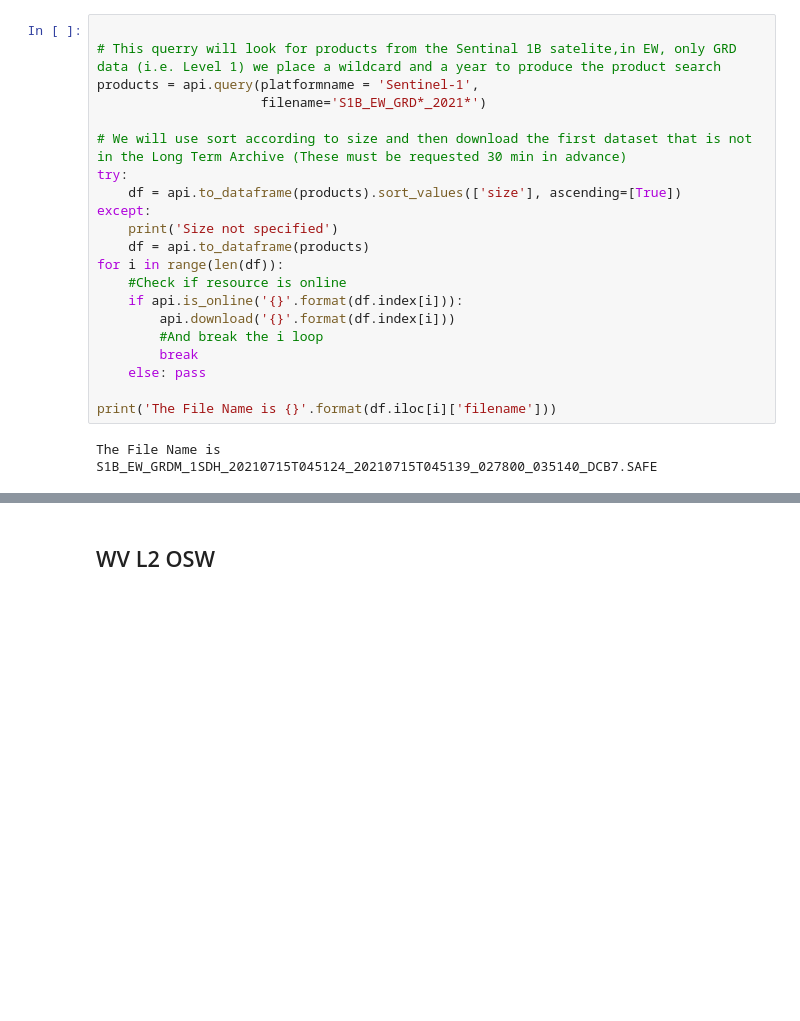
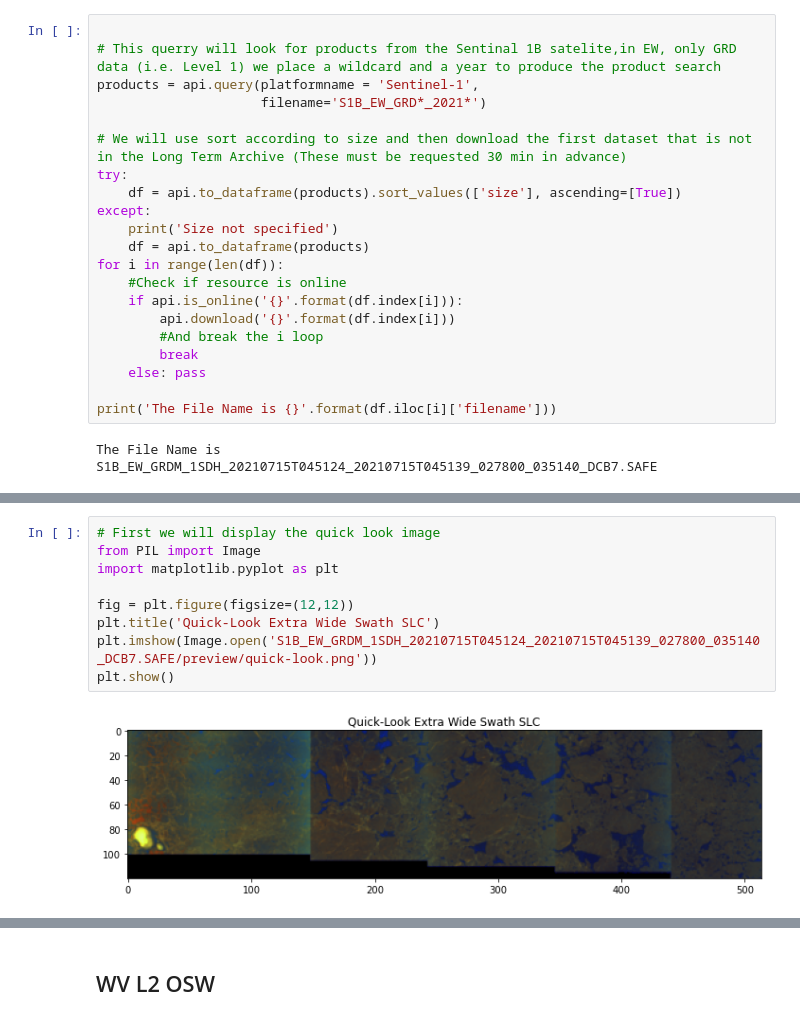
Before and after one commit to Naderschah/Hackathon2021RUG, a Jupyter notebook: copernicus_data_offer_s1.ipynb, the cells around one changed output, grey strips where cells are left out. Saved outputs shown, nothing was run; the diff lists cells and outputs as text; blank space fills up the shorter version.

Commit message:
netCDF and jp2 figured out

```diff
--- a/copernicus_data_offer_s1.ipynb
+++ b/copernicus_data_offer_s1.ipynb
@@ -212,0 +182,11 @@ The File Name is S1B_EW_GRDM_1SDH_20210715T045124_20210715T045139_027800_035140_
+# %%
+# First we will display the quick look image
+from PIL import Image
+import matplotlib.pyplot as plt
+
+fig = plt.figure(figsize=(12,12))
+plt.title('Quick-Look Extra Wide Swath SLC')
+plt.imshow(Image.open('S1B_EW_GRDM_1SDH_20210715T045124_20210715T045139_027800_035140_DCB7.SAFE/preview/quick-look.png'))
+plt.show()
+# %% [output]
+[figure, added]
```
Also changed, not shown: parts of 16 cells of this notebook, 5 other files.
